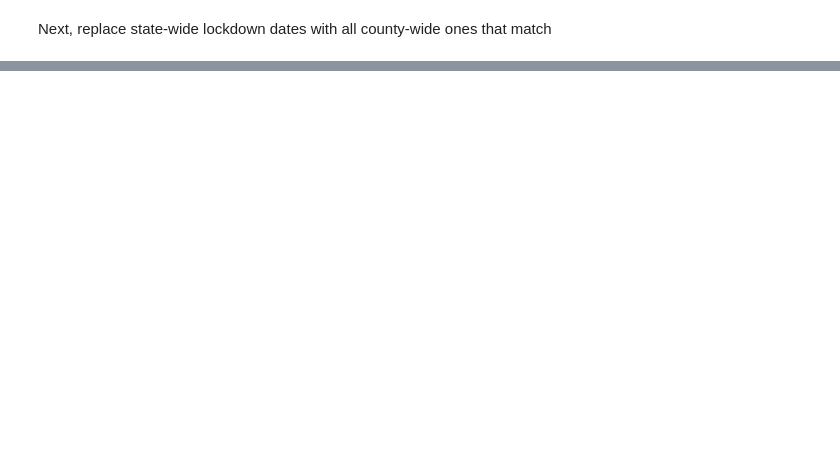
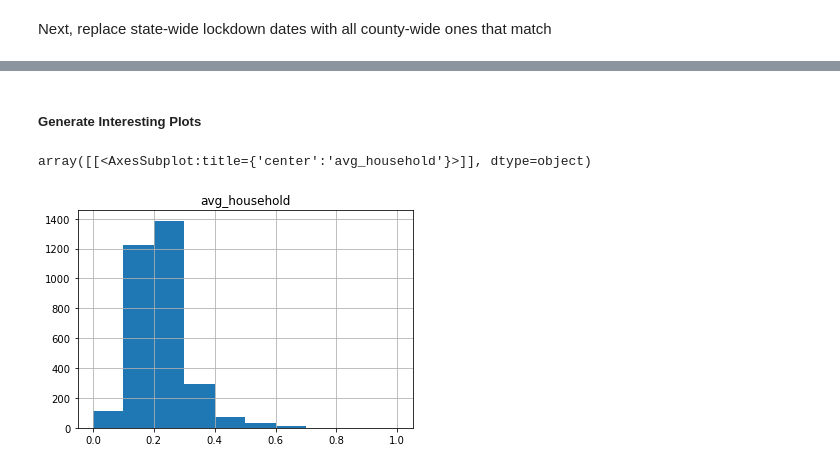
Before and after one commit to Anti-Rona-Task-Force/COVID, a Jupyter notebook: notebooks/County_Clusters.ipynb, the cells around one changed output, grey strips where cells are left out. Cells and saved outputs as stored; diff of their text form; code cells hidden in the pictures; blank space fills up the shorter version.

```diff
--- a/notebooks/County_Clusters.ipynb
+++ b/notebooks/County_Clusters.ipynb
@@ -218,0 +299,3 @@ cases
+# %%
+df['mask_use'] = df['mask_always'] + df['mask_frequently'] * 0.75 + df['mask_sometimes'] * 0.5 + df['mask_rarely'] * 0.25
+df = df.drop(columns=['mask_always', 'mask_frequently', 'mask_sometimes', 'mask_rarely', 'mask_never'])
@@ -218,0 +320,3 @@ cases
+# %%
+df['cases_per_population'] = df['cases'] / df['population']
+df['deaths_per_case'] = df['deaths'] / df['cases']
@@ -218,0 +343,7 @@ cases
+# %%
+df['lockdown'] = pd.to_datetime(df.lockdown)
+df['lockdown_score'] = df.lockdown.dt.dayofyear
+df['lockdown_score'] = (df.lockdown_score - df.lockdown_score.min()) / (df.lockdown_score.max() - df.lockdown_score.min())
+df['lockdown_score'] = 1 - df.lockdown_score
+df['lockdown_score'] = df.lockdown_score.fillna(-1)
+df = df.drop(columns=['lockdown'])
@@ -218,0 +368,3 @@ cases
+# %%
+for column in ['avg_household', 'population_density', 'mask_use', 'cases_per_population', 'deaths_per_case']:
+    df[column] = (df[column] - df[column].min()) / (df[column].max() - df[column].min())
@@ -218,0 +417,7 @@ cases
+# %% [markdown]
+##### Generate Interesting Plots
+# %%
+df.hist(column='avg_household')
+# %% [output]
+array([[<AxesSubplot:title={'center':'avg_household'}>]], dtype=object)
+[figure, added]
```
Also changed, not shown: parts of 41 cells of this notebook.
